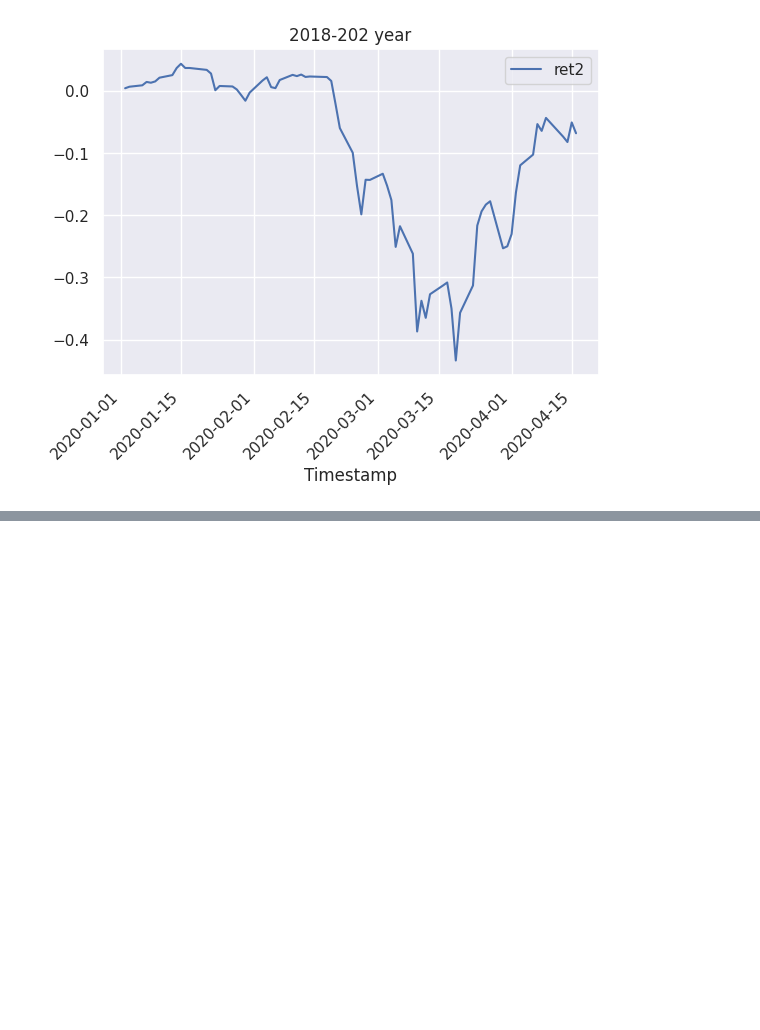
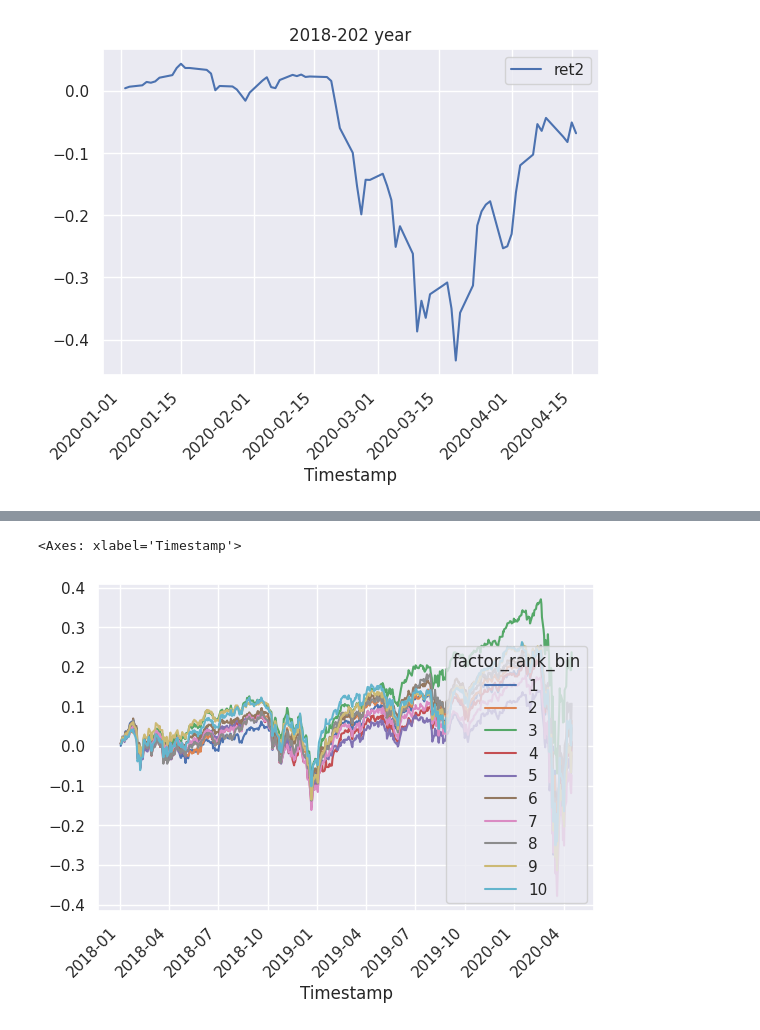
Before and after one commit to Jy447/alpha, a Jupyter notebook: US stock_alpha_SDG.ipynb, the cells around one changed output, grey strips where cells are left out. Cells and saved outputs as stored; diff of their text form; code cells hidden in the pictures; blank space fills up the shorter version.

```diff
--- a/US stock_alpha_SDG.ipynb
+++ b/US stock_alpha_SDG.ipynb
@@ -1511,0 +1578,5 @@ ret_pd1 = pd.DataFrame(tmp.groupby('Timestamp').ret2.mean() - 1.0005)
+# %%
+test = pd.merge(test, df[['Timestamp', 'Ticker', 'Company_Name','GICS Sector', 'ret', 'ret1', 'ret2', 'open_up']], how='left', on=['Timestamp', 'Ticker'])
+# %%
+test['pred'] = predictions
+test.head()
@@ -1511,0 +1590,3 @@ ret_pd1 = pd.DataFrame(tmp.groupby('Timestamp').ret2.mean() - 1.0005)
+# %%
+data_calc = sorted(test['Timestamp'].unique())
+test = pd.merge(test, df[['Timestamp', 'Ticker', 'Company_Name','GICS Sector', 'ret', 'ret1', 'ret2', 'open_up']], how='left', on=['Timestamp', 'Ticker'])
@@ -1511,0 +1602,9 @@ ret_pd1 = pd.DataFrame(tmp.groupby('Timestamp').ret2.mean() - 1.0005)
+# %%
+test['factor_rank'] = test.groupby(['Timestamp','GICS Sector_x']).pred.rank(pct=True,method='dense')
+def fun(x):
+  if np.isnan(x):
+    return np.nan
+  else:
+    return min(10, int(x*10)+1)
+
+test['factor_rank_bin'] = test.factor_rank.apply(fun)
@@ -1511,0 +1627,6 @@ ret_pd1 = pd.DataFrame(tmp.groupby('Timestamp').ret2.mean() - 1.0005)
+# %%
+(test.groupby(['factor_rank_bin', \
+        'Timestamp']).ret1_x.mean()-1).unstack().T.cumsum().plot(rot=45,grid=True)
+# %% [output]
+<Axes: xlabel='Timestamp'>
+[figure, added]
```
Also changed, not shown: parts of 24 cells of this notebook.
